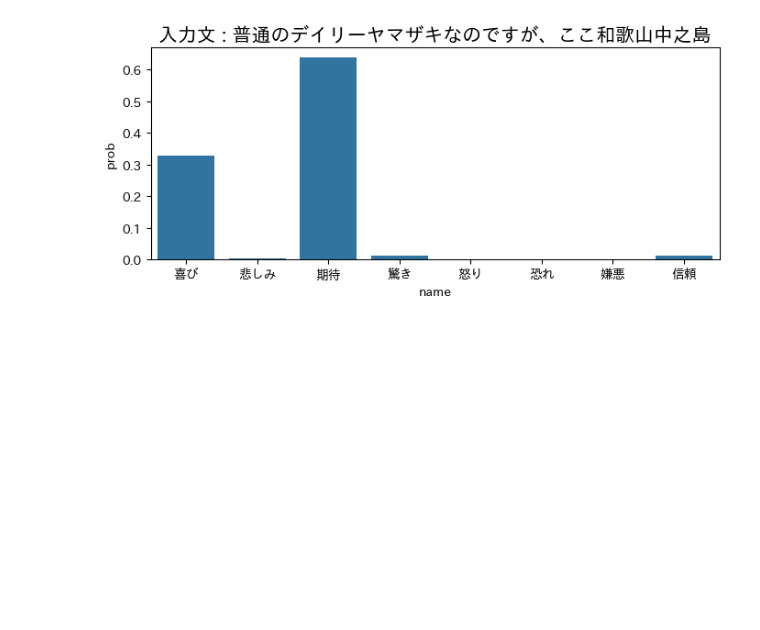
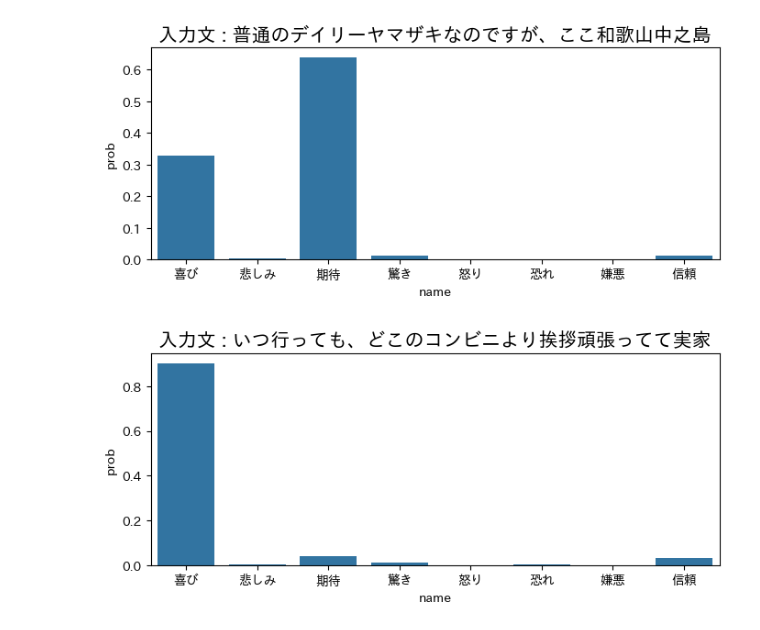
Before and after one commit to Kynea0b/demo-nlp, a Jupyter notebook: notebooks/8-emotions.ipynb, the cells around one changed output. Cells and saved outputs as stored; diff of their text form; code cells hidden in the pictures; blank space fills up the shorter version.

```diff
--- a/notebooks/8-emotions.ipynb
+++ b/notebooks/8-emotions.ipynb
@@ -167,3 +167,7 @@ def analyze_emotion(text, show_fig=False, ret_prob=False):
 analyze_emotion('普通のデイリーヤマザキなのですが、ここ和歌山中之島店は、程近くに地蔵の辻と言う場所があります。辻。。つまり交差点にお地蔵様が見守っておられます(現在は道路拡張工事の為にお地蔵様は少し移設)。その地蔵の辻にちなんだお地蔵様あんぱんがここ中之島店限定で販売されております。つぶあんと、そしてホイップクリームをサンドしたオリジナルあんぱんは美味しさ満点！お地蔵様と言う事で縁起物としてプレゼントされる方も多いそうですよ( ´▽｀)普通のコンビニとは少し違う、このオリジナルあんぱんを是非食べて下さいね♪', show_fig=True)
 # %% [output]
 [figure]
+# %%
+analyze_emotion('いつ行っても、どこのコンビニより挨拶頑張ってて実家のような安心感がある。あんまり利用できなくて申し訳ないが良い店', show_fig=True)
+# %% [output]
+[figure, added]
```
Also changed, not shown: parts of 5 cells of this notebook.
